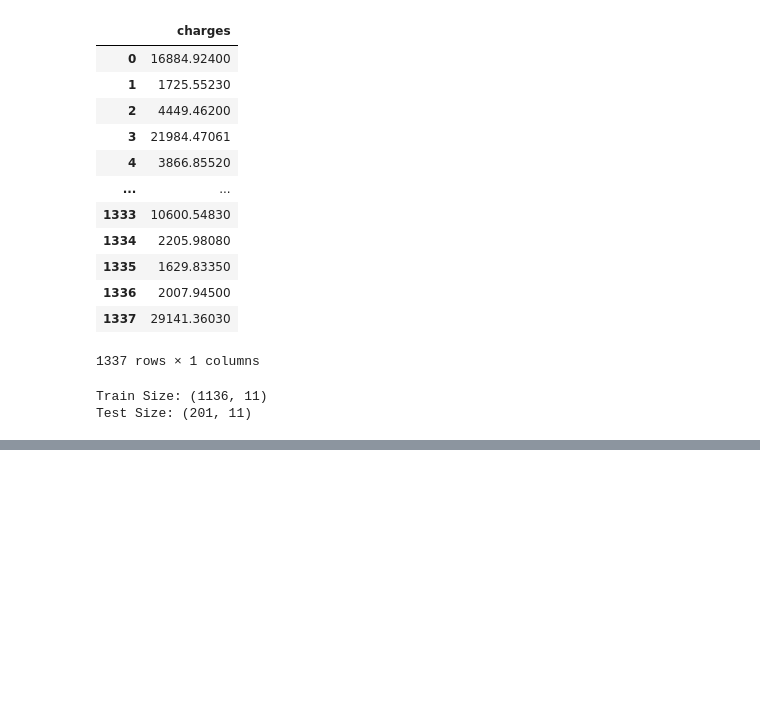
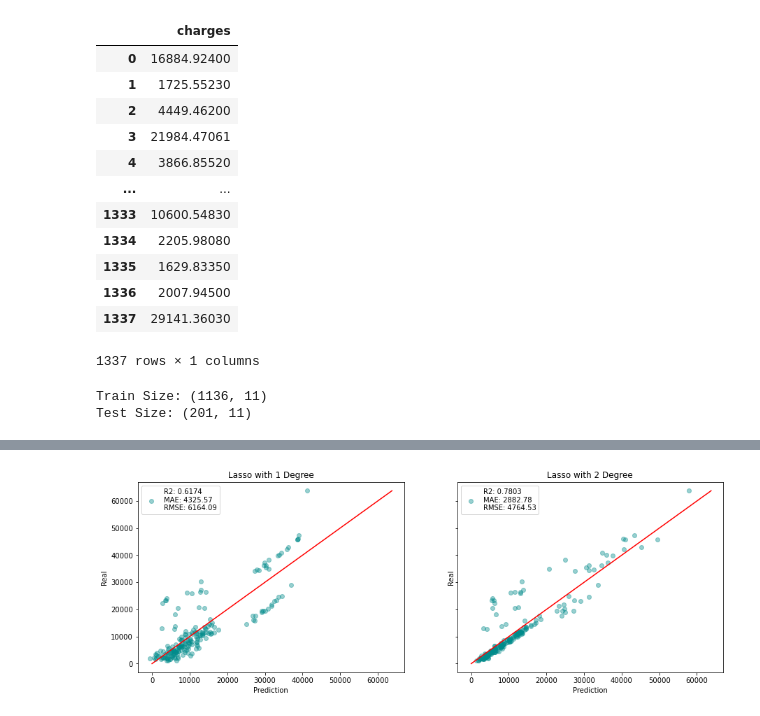
Before and after one commit to ParitoshPalSingh/Medical_Cost_Prediction_Project, a Jupyter notebook: Medical Cost Prediction PolynomialRegression.ipynb, the cells around one changed output, grey strips where cells are left out. Saved outputs shown, nothing was run; the diff lists cells and outputs as text; code cells hidden in the pictures; blank space fills up the shorter version.

```diff
--- a/Medical Cost Prediction PolynomialRegression.ipynb
+++ b/Medical Cost Prediction PolynomialRegression.ipynb
@@ -301,0 +316,4 @@ def model_prediction(model):
+# %%
+model_prediction(Lasso())
+# %% [output]
+[figure, added]
```
Also changed, not shown: parts of 8 cells of this notebook.
